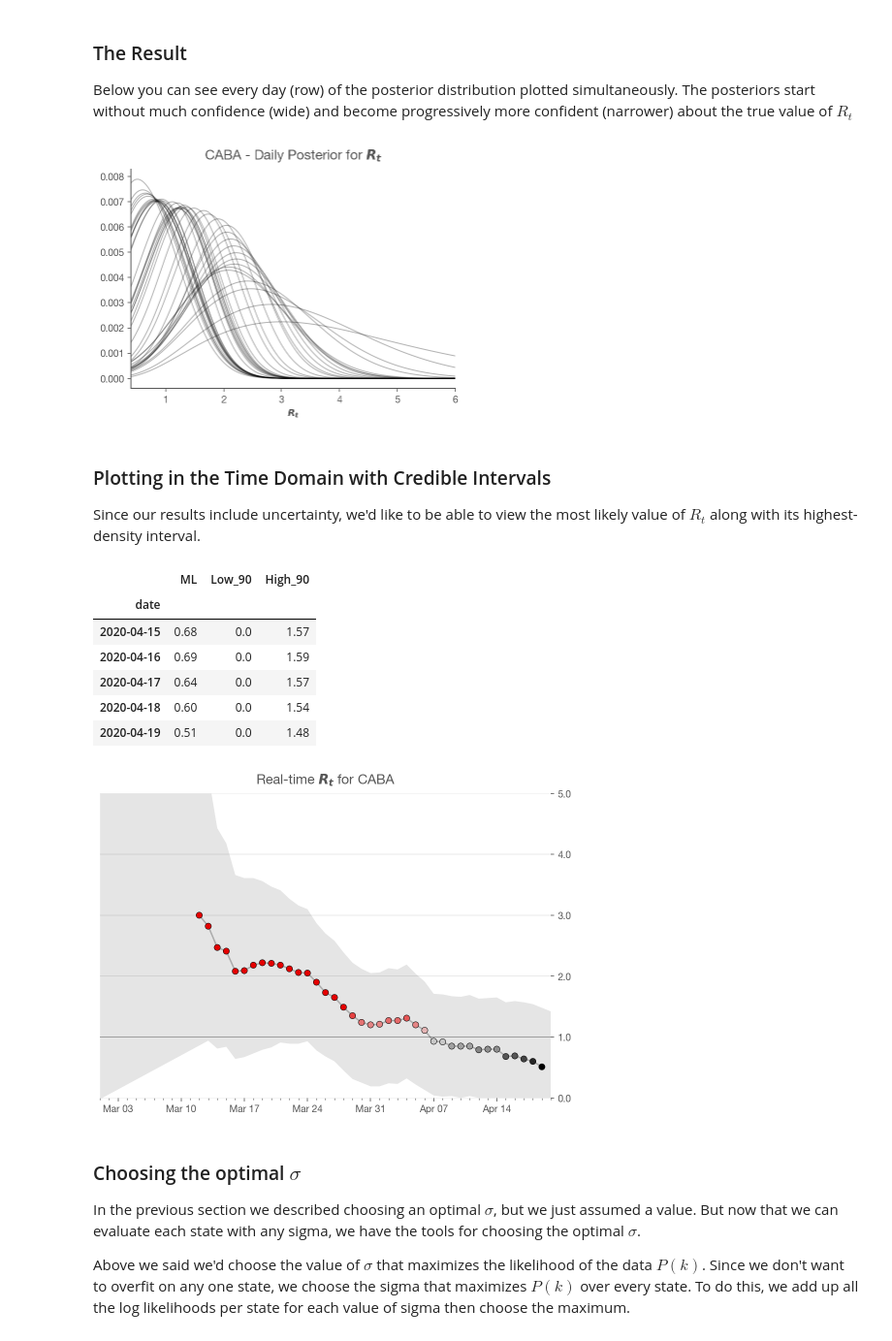
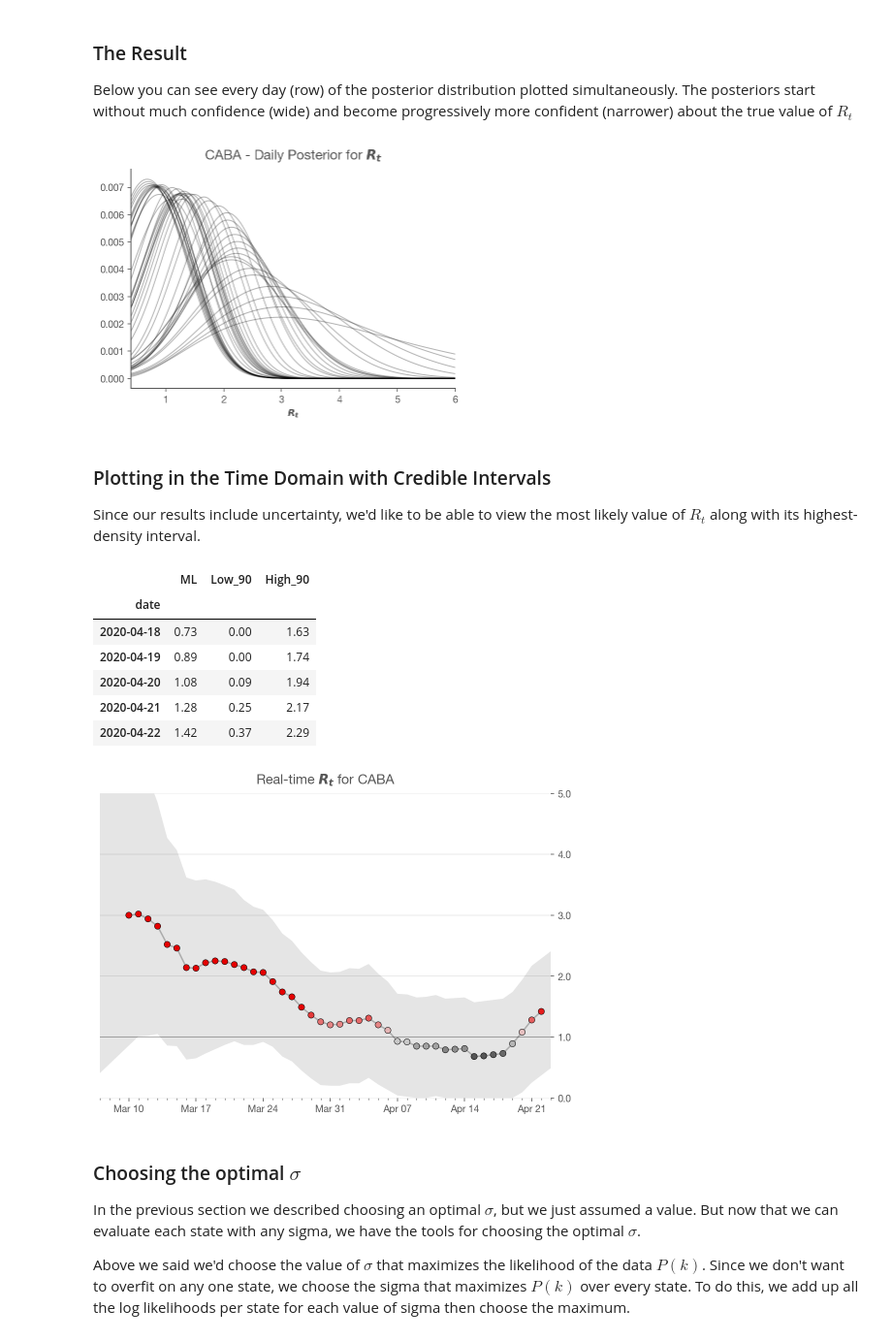
Before and after one commit to pablocelayes/covid-19, a Jupyter notebook: Realtime R0 - Argentina.ipynb, the cells around one changed output. Shown at 97% size. Saved outputs shown, nothing was run; the diff lists cells and outputs as text; code cells hidden in the pictures.

```diff
--- a/Realtime R0 - Argentina.ipynb
+++ b/Realtime R0 - Argentina.ipynb
@@ -347,7 +347,7 @@ Also, case reporting is very erratic based on testing backlogs, etc. To get the
 # %%
 state_name = 'CABA'
 
-def prepare_cases(cases, cutoff=5):
+def prepare_cases(cases, cutoff=3):
     # Cutoff: start at least at this number of cases
     new_cases = cases.diff()
 
@@ -501,7 +501,7 @@ ax = posteriors.plot(title=f'{state_name} - Daily Posterior for $R_t$',
 
 ax.set_xlabel('$R_t$');
 # %% [output]
-[figure, old version]
+[figure, new version]
 # %% [markdown]
 ### Plotting in the Time Domain with Credible Intervals
 
@@ -519,11 +519,11 @@ result.tail()
 # %% [output]
 |  | ML | Low_90 | High_90 |
 | date |  |  |  |
-| 2020-04-15 | 0.68 | 0.0 | 1.57 |
-| 2020-04-16 | 0.69 | 0.0 | 1.59 |
-| 2020-04-17 | 0.64 | 0.0 | 1.57 |
-| 2020-04-18 | 0.60 | 0.0 | 1.54 |
-| 2020-04-19 | 0.51 | 0.0 | 1.48 |
+| 2020-04-18 | 0.73 | 0.00 | 1.63 |
+| 2020-04-19 | 0.89 | 0.00 | 1.74 |
+| 2020-04-20 | 1.08 | 0.09 | 1.94 |
+| 2020-04-21 | 1.28 | 0.25 | 2.17 |
+| 2020-04-22 | 1.42 | 0.37 | 2.29 |
 # %%
 def plot_rt(result, ax, state_name):
 
@@ -572,36 +572,36 @@ def plot_rt(result, ax, state_name):
                     alpha=.1,
                     lw=0,
                     zorder=3)
 
     ax.axhline(1.0, c='k', lw=1, label='$R_t=1.0$', alpha=.25);
 
     # Formatting
     ax.xaxis.set_major_locator(mdates.MonthLocator())
     ax.xaxis.set_major_formatter(mdates.DateFormatter('%b'))
     ax.xaxis.set_minor_locator(mdates.DayLocator())
 
     ax.yaxis.set_major_locator(ticker.MultipleLocator(1))
     ax.yaxis.set_major_formatter(ticker.StrMethodFormatter("{x:.1f}"))
     ax.yaxis.tick_right()
     ax.spines['left'].set_visible(False)
     ax.spines['bottom'].set_visible(False)
     ax.spines['right'].set_visible(False)
     ax.margins(0)
     ax.grid(which='major', axis='y', c='k', alpha=.1, zorder=-2)
     ax.margins(0)
     ax.set_ylim(0.0, 5.0)
-    ax.set_xlim(pd.Timestamp('2020-03-01'), result.index.get_level_values('date')[-1]+pd.Timedelta(days=1))
+    ax.set_xlim(pd.Timestamp('2020-03-07'), result.index.get_level_values('date')[-1]+pd.Timedelta(days=1))
     fig.set_facecolor('w')
 
 
+
 fig, ax = plt.subplots(figsize=(600/72,400/72))
-
 plot_rt(result, ax, state_name)
 ax.set_title(f'Real-time $R_t$ for {state_name}')
 ax.xaxis.set_major_locator(mdates.WeekdayLocator())
 ax.xaxis.set_major_formatter(mdates.DateFormatter('%b %d'))
 # %% [output]
-[figure, old version]
+[figure, new version]
 # %% [markdown]
 ### Choosing the optimal $\sigma$
 
```
Also changed, not shown: parts of 20 cells of this notebook, 1 other file.
